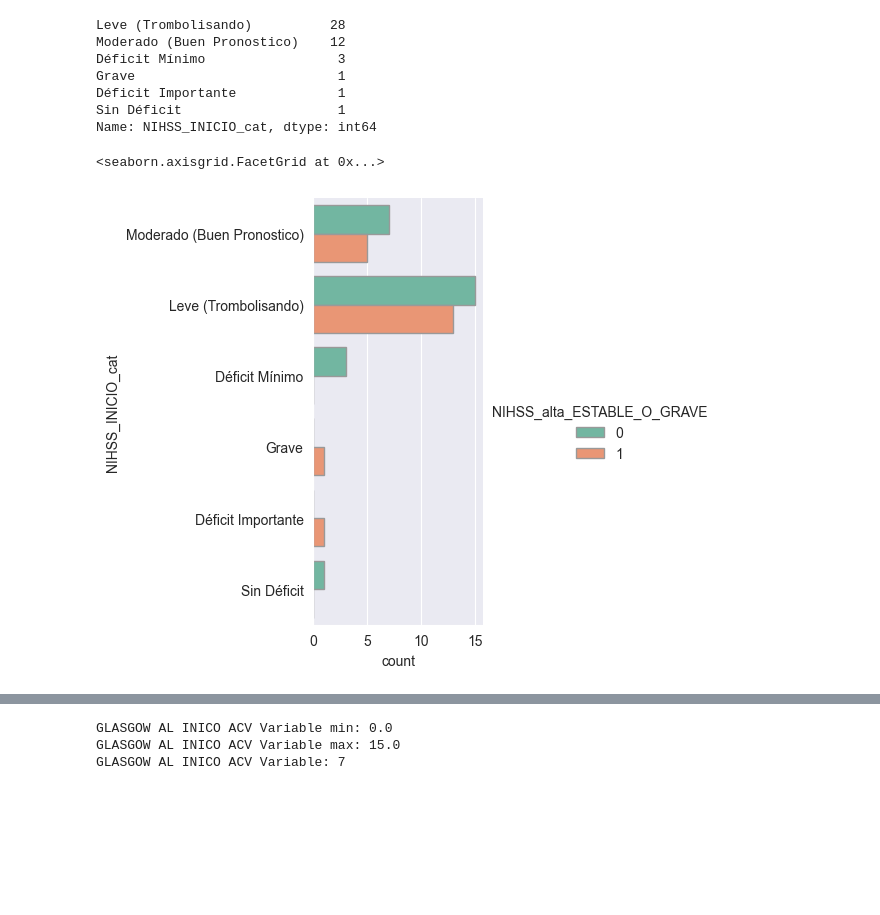
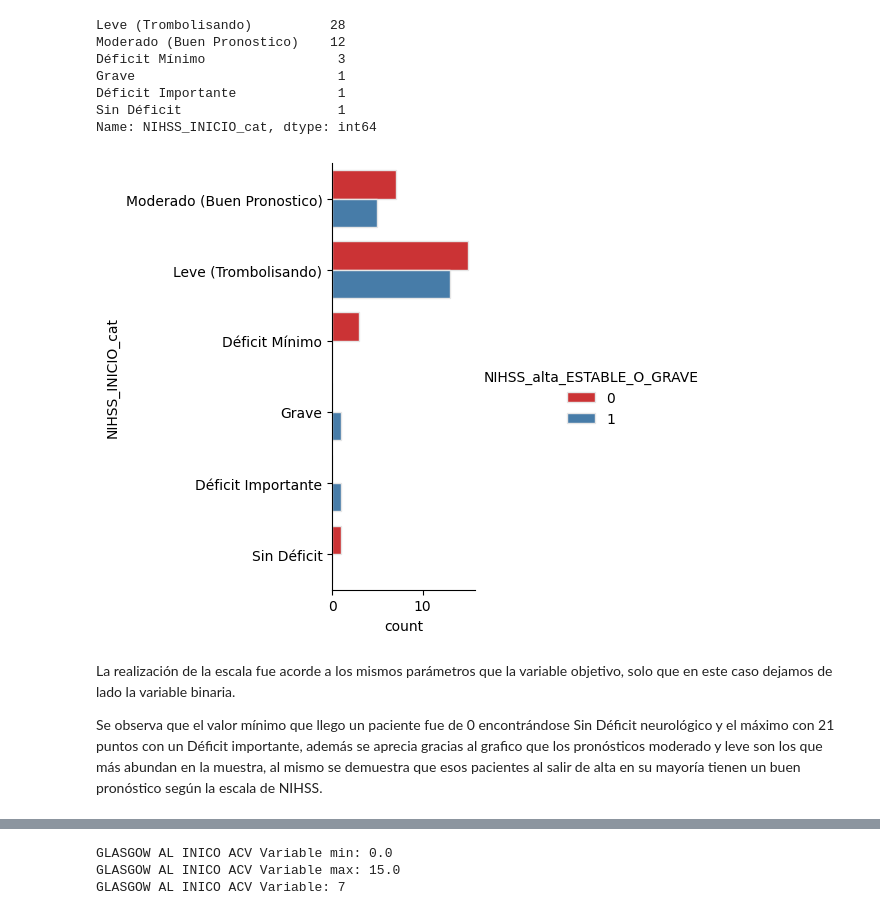
Before and after one commit to amarianjel/Machine-Learning-con-Jupiter, a Jupyter notebook: tesis/Decision tree - Arbol de Decisión.ipynb, the cells around one changed output, grey strips where cells are left out. Drawn from its saved outputs; the diff is of its cells as text; code cells hidden in the pictures; blank space fills up the shorter version.

```diff
--- a/tesis/Decision tree - Arbol de Decisión.ipynb
+++ b/tesis/Decision tree - Arbol de Decisión.ipynb
@@ -464,9 +430,18 @@ Déficit Importante             1
 Sin Déficit                    1
 Name: NIHSS_INICIO_cat, dtype: int64
 # %%
+# Para gráficos matpltlib
+import matplotlib.pyplot as plt
+%matplotlib inline
+import seaborn as sns
+from matplotlib import style
+
 sns.catplot(y="NIHSS_INICIO_cat", hue="NIHSS_alta_ESTABLE_O_GRAVE", kind="count",
-            palette="Set2", edgecolor=".6",
-            data=dataset)
+            palette="Set1", edgecolor=".9",
+            data=dataset);
 # %% [output]
-<seaborn.axisgrid.FacetGrid at 0x...>
-[figure, old version]
+[figure, new version]
+# %% [markdown]
+La realización de la escala fue acorde a los mismos parámetros que la variable objetivo, solo que en este caso dejamos de lado la variable binaria.
+
+Se observa que el valor mínimo que llego un paciente fue de 0 encontrándose Sin Déficit neurológico y el máximo con 21 puntos con un Déficit importante, además se aprecia gracias al grafico que los pronósticos moderado y leve son los que más abundan en la muestra, al mismo se demuestra que esos pacientes al salir de alta en su mayoría tienen un buen pronóstico según la escala de NIHSS.
```
Also changed, not shown: parts of 139 cells of this notebook, 12 other files.
